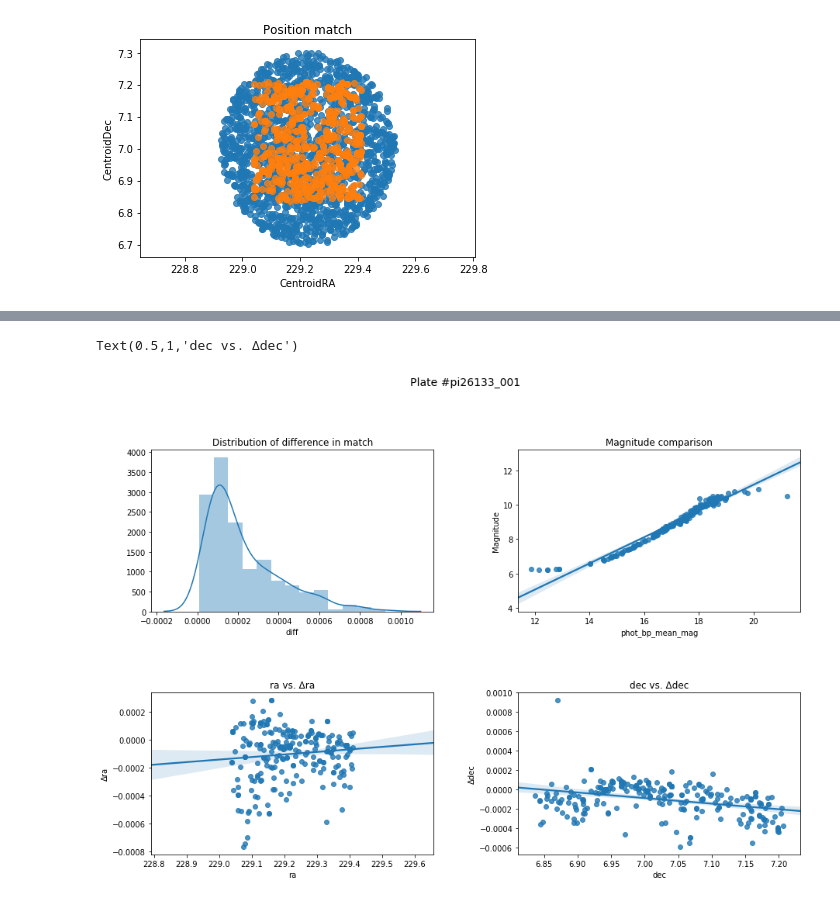
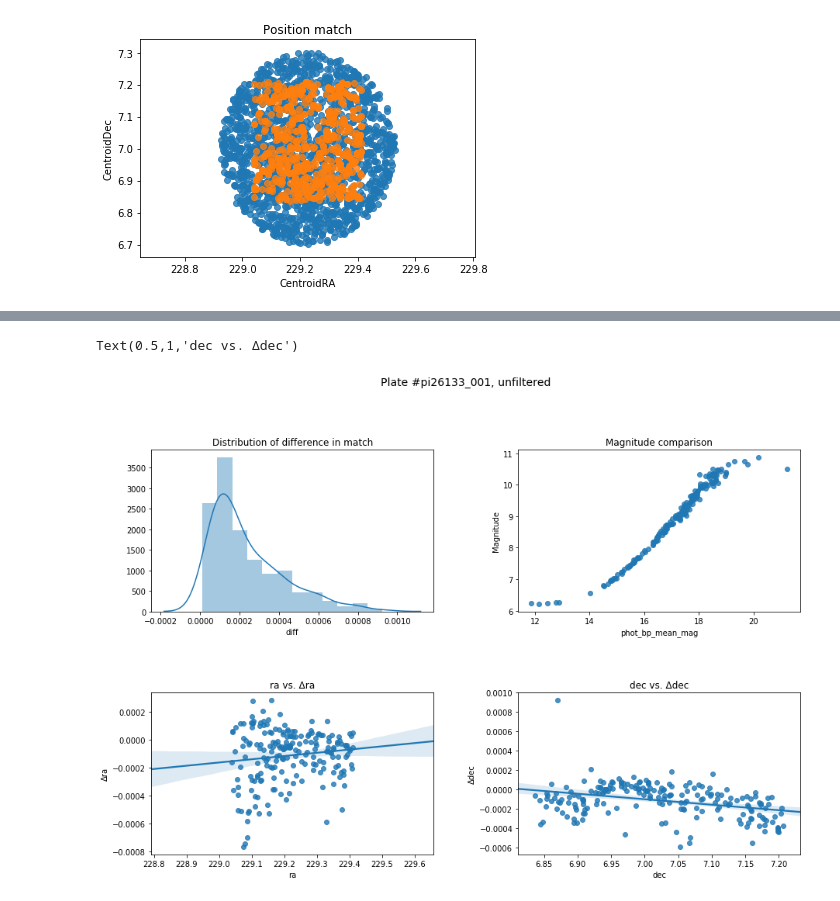
Before and after one commit to oliang2000/yerkes-plate-digitization, a Jupyter notebook: APT.ipynb, the cells around one changed output, grey strips where cells are left out. Drawn from its saved outputs; the diff is of its cells as text; code cells hidden in the pictures.

```diff
--- a/APT.ipynb
+++ b/APT.ipynb
@@ -110,3 +53,28 @@ Finished
+# %%
+maxdiff = 0.001
+querystr = "diff<" + str(maxdiff)
+df = pd.DataFrame(columns=['ra','dec','phot_bp_mean_mag','pmra','pmdec',\
+                           'CentroidRA','CentroidDec','Magnitude','diff'])
+dist = scipy.spatial.distance.cdist(df_apt[['CentroidRA', 'CentroidDec']], df_gaia[['ra', 'dec']]) #6, 8
+min_dist = np.argmin(dist, axis=1) #8
+
+m = 0
+while m < len(df_apt): #apt (6)
+    n = min_dist[m]    #gaia (8)
+    df = df.append({'ra': df_gaia['ra'][n], 'dec': df_gaia['dec'][n],\
+                    'phot_bp_mean_mag': df_gaia['phot_bp_mean_mag'][n],\
+                    'pmra': df_gaia['pmra'][n], 'pmdec': df_gaia['pmdec'][n],\
+                    'CentroidRA': df_apt['CentroidRA'][m],'CentroidDec': df_apt['CentroidDec'][m],\
+                    'Magnitude': df_apt['Magnitude'][m],\
+                    'diff': dist[m][n]
+                   }, ignore_index=True)
+    m+=1
+
+
+df = df.query(querystr)
+df = df.sort_values('diff').drop_duplicates('ra')
+df = df.sort_values('diff').drop_duplicates('CentroidRA')
+#df= df.reset_index(drop=True)
 # %%
 sns.distplot(df['diff']).set_title('Distribution of difference in match')
 # %% [output]
@@ -123,20 +91,16 @@ df_filtered = df.query('diff<0.001')
 # %%
 fig = plt.figure(figsize=(15,10))
-title = fig.suptitle("Plate #pi26133_001", fontsize=14)
+title = fig.suptitle("Plate #pi26133_001, unfiltered", fontsize=14)
 fig.subplots_adjust(top=0.85, wspace=0.3, hspace=0.5)
 
 ax1 = fig.add_subplot(2,2,1)
-#sns.distplot(df['diff']).set_title('Distribution of difference in match')
-sns.distplot(df_filtered['diff']).set_title('Distribution of difference in match')
+sns.distplot(df['diff']).set_title('Distribution of difference in match')
 ax2 = fig.add_subplot(2,2,2)
-#sns.regplot('phot_bp_mean_mag','Magnitude',data=df, fit_reg = False).set_title('Magnitude comparison')
-sns.regplot('phot_bp_mean_mag','Magnitude',data=df_filtered).set_title('Magnitude comparison')
+sns.regplot('phot_bp_mean_mag','Magnitude',data=df, fit_reg = False).set_title('Magnitude comparison')
 ax3 = fig.add_subplot(2,2,3)
-#sns.regplot('ra','Δra',data=df).set_title('ra vs. Δra')
-sns.regplot('ra','Δra',data=df_filtered).set_title('ra vs. Δra')
+sns.regplot('ra','Δra',data=df).set_title('ra vs. Δra')
 ax4 = fig.add_subplot(2,2,4)
-#sns.regplot('dec','Δdec',data=df).set_title('dec vs. Δdec')
-sns.regplot('dec','Δdec',data=df_filtered).set_title('dec vs. Δdec')
+sns.regplot('dec','Δdec',data=df).set_title('dec vs. Δdec')
 # %% [output]
 Text(0.5,1,'dec vs. Δdec')
-[figure, old version]
+[figure, new version]
```
Also changed, not shown: parts of 7 cells of this notebook.
